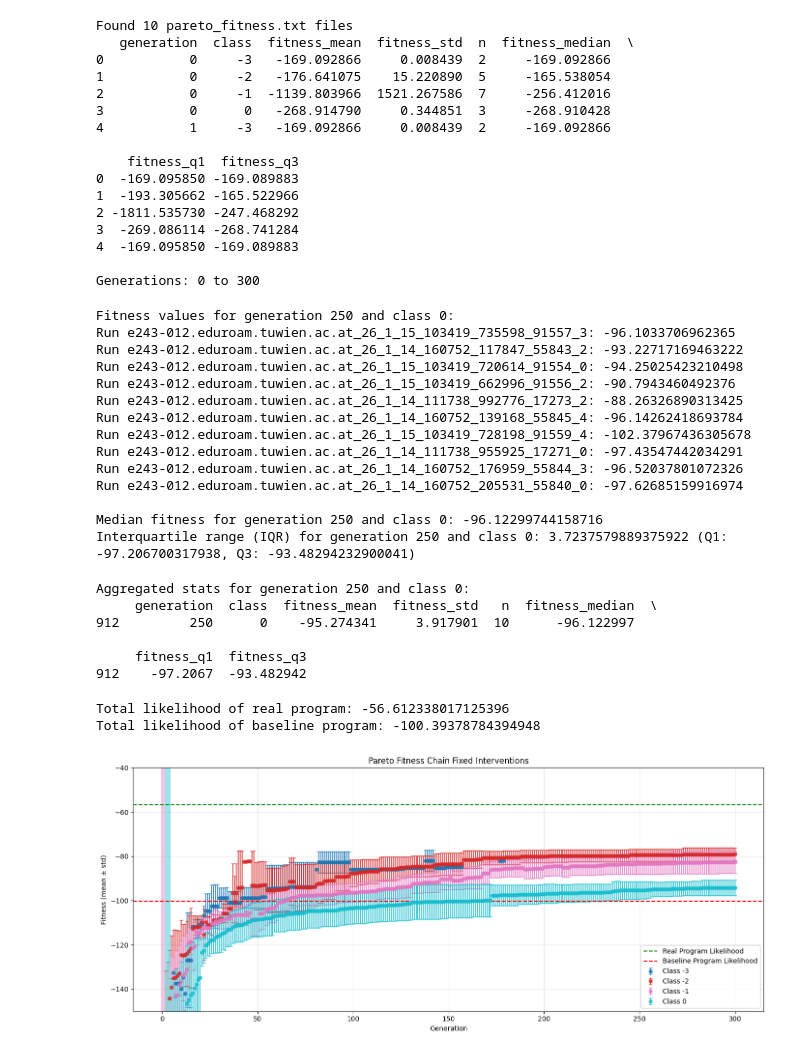
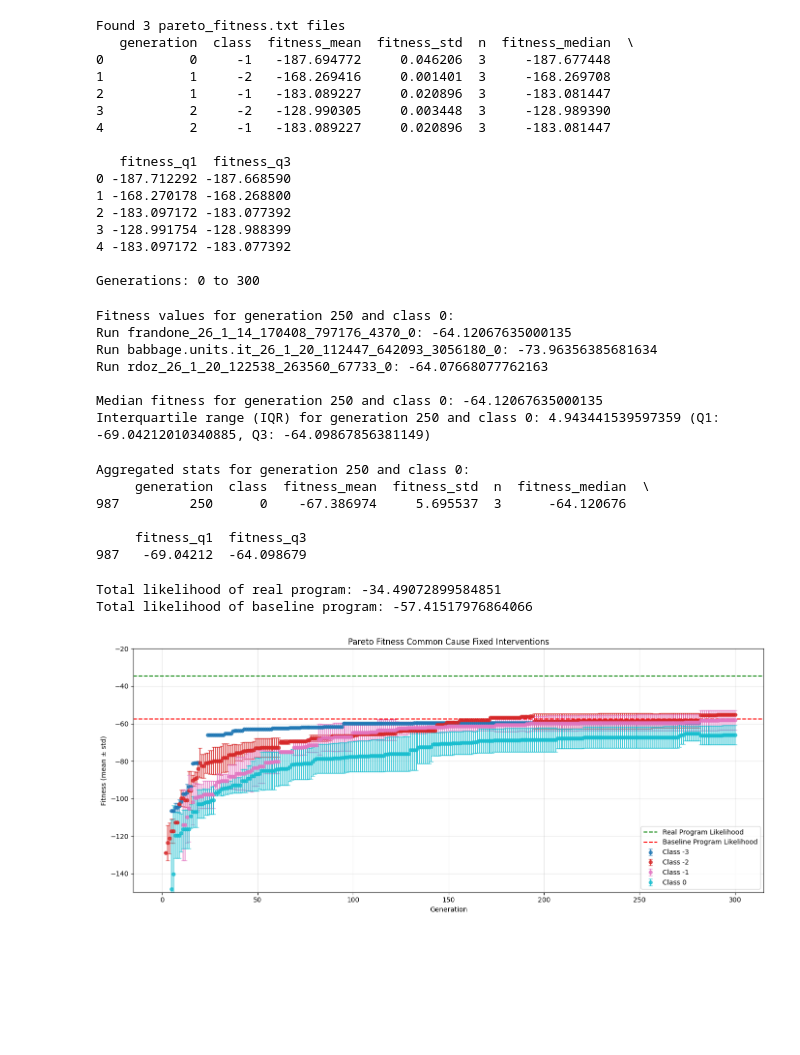
Before and after one commit to r-doz/Causal_Models_Synthesis, a Jupyter notebook: src/causal_plots.ipynb, the cells around one changed output. Cells and saved outputs as stored; diff of their text form; code cells hidden in the pictures; blank space fills up the shorter version.

Commit message:
common_cause results

```diff
--- a/src/causal_plots.ipynb
+++ b/src/causal_plots.ipynb
@@ -12,8 +12,8 @@ import fitness.soga_fitness_SCM as soga_fitness_SCM
 import fitness.interventions as interventions
 # %%
 # Read all pareto_fitness.txt files under results/causal_skills_tests and build aggregated stats
-ex_name = 'chain_fixed_interventions'
-program = 'chain'
+ex_name = 'common_cause_fixed_interventions'
+program = 'common_cause'
 base_dir = path.join('..', 'results', ex_name)
 pattern = path.join(base_dir, '**', 'pareto_fitness.txt')
 files = glob(pattern, recursive=True)
@@ -56,20 +56,20 @@ print(f"\nGenerations: {pareto_stats['generation'].min() if not pareto_stats.emp
 output_fp = path.join('..', 'results', 'synthesis', f'{ex_name}_pareto_stats.csv')
 pareto_stats.to_csv(output_fp, index=False)
 # %% [output]
-Found 10 pareto_fitness.txt files
+Found 3 pareto_fitness.txt files
    generation  class  fitness_mean  fitness_std  n  fitness_median  \
-0           0     -3   -169.092866     0.008439  2     -169.092866
-1           0     -2   -176.641075    15.220890  5     -165.538054
-2           0     -1  -1139.803966  1521.267586  7     -256.412016
-3           0      0   -268.914790     0.344851  3     -268.910428
-4           1     -3   -169.092866     0.008439  2     -169.092866
+0           0     -1   -187.694772     0.046206  3     -187.677448
+1           1     -2   -168.269416     0.001401  3     -168.269708
+2           1     -1   -183.089227     0.020896  3     -183.081447
+3           2     -2   -128.990305     0.003448  3     -128.989390
+4           2     -1   -183.089227     0.020896  3     -183.081447
 
-    fitness_q1  fitness_q3
-0  -169.095850 -169.089883
-1  -193.305662 -165.522966
-2 -1811.535730 -247.468292
-3  -269.086114 -268.741284
-4  -169.095850 -169.089883
+   fitness_q1  fitness_q3
+0 -187.712292 -187.668590
+1 -168.270178 -168.268800
+2 -183.097172 -183.077392
+3 -128.991754 -128.988399
+4 -183.097172 -183.077392
 
 Generations: 0 to 300
 # %%
@@ -103,19 +103,12 @@ if fitness_values:
     print(f"Interquartile range (IQR) for generation {gen} and class {cls}: {iqr} (Q1: {q1}, Q3: {q3})")
 # %% [output]
 Fitness values for generation 250 and class 0:
-Run e243-012.eduroam.tuwien.ac.at_26_1_15_103419_735598_91557_3: -96.1033706962365
-Run e243-012.eduroam.tuwien.ac.at_26_1_14_160752_117847_55843_2: -93.22717169463222
-Run e243-012.eduroam.tuwien.ac.at_26_1_15_103419_720614_91554_0: -94.25025423210498
-Run e243-012.eduroam.tuwien.ac.at_26_1_15_103419_662996_91556_2: -90.7943460492376
-Run e243-012.eduroam.tuwien.ac.at_26_1_14_111738_992776_17273_2: -88.26326890313425
-Run e243-012.eduroam.tuwien.ac.at_26_1_14_160752_139168_55845_4: -96.14262418693784
-Run e243-012.eduroam.tuwien.ac.at_26_1_15_103419_728198_91559_4: -102.37967436305678
-Run e243-012.eduroam.tuwien.ac.at_26_1_14_111738_955925_17271_0: -97.43547442034291
-Run e243-012.eduroam.tuwien.ac.at_26_1_14_160752_176959_55844_3: -96.52037801072326
-Run e243-012.eduroam.tuwien.ac.at_26_1_14_160752_205531_55840_0: -97.62685159916974
+Run frandone_26_1_14_170408_797176_4370_0: -64.12067635000135
+Run babbage.units.it_26_1_20_112447_642093_3056180_0: -73.96356385681634
+Run rdoz_26_1_20_122538_263560_67733_0: -64.07668077762163
 
-Median fitness for generation 250 and class 0: -96.12299744158716
-Interquartile range (IQR) for generation 250 and class 0: 3.7237579889375922 (Q1: -97.206700317938, Q3: -93.48294232900041)
+Median fitness for generation 250 and class 0: -64.12067635000135
+Interquartile range (IQR) for generation 250 and class 0: 4.943441539597359 (Q1: -69.04212010340885, Q3: -64.09867856381149)
 # %%
 # print row of pareto_stats for generation 250 and class 0
 gen = 250
@@ -125,11 +118,11 @@ print(f"\nAggregated stats for generation {gen} and class {cls}:")
 print(gen_cls_stats)
 # %% [output]
 Aggregated stats for generation 250 and class 0:
-     generation  class  fitness_mean  fitness_std   n  fitness_median  \
-912         250      0    -95.274341     3.917901  10      -96.122997
+     generation  class  fitness_mean  fitness_std  n  fitness_median  \
+987         250      0    -67.386974     5.695537  3      -64.120676
 
      fitness_q1  fitness_q3
-912    -97.2067  -93.482942
+987   -69.04212  -64.098679
 # %%
 vars, scm = dgp.get_vars(program)
 real_program = dgp.get_real_program(program)
@@ -153,8 +146,8 @@ for var, value in interventions_list:
 print(f'Total likelihood of real program: {likelihood}')
 print(f'Total likelihood of baseline program: {likelihood_base}')
 # %% [output]
-Total likelihood of real program: -56.612338017125396
-Total likelihood of baseline program: -100.39378784394948
+Total likelihood of real program: -34.49072899584851
+Total likelihood of baseline program: -57.41517976864066
 # %%
 # Plot fitness (mean ± std) vs generation with colors corresponding to class
 if pareto_stats.empty:
@@ -166,35 +159,35 @@ else:
     colors = plt.cm.tab10(np.linspace(0, 1, len(classes)))
     color_map = {cls: colors[i] for i, cls in enumerate(classes)}
 
     for cls in classes:
         cls_df = pareto_stats[pareto_stats['class'] == cls]
         ax.errorbar(
             cls_df['generation'],
             cls_df['fitness_mean'],
             yerr=cls_df['fitness_std'],
             fmt='o',
             label=f'Class {cls}',
             alpha=0.8,
             markersize=5,
             color=color_map[cls],
             capsize=3,
             linestyle='None',
         )
 
     ax.set_xlabel('Generation')
     ax.set_ylabel('Fitness (mean ± std)')
     ax.set_title(f'Pareto Fitness {ex_name.replace("_", " ").title()}')
     ax.legend(title='Class')
     ax.grid(True, alpha=0.3)
-    ax.set_ylim([-150, -40])
+    ax.set_ylim([-150, -20])
     #add horizontal line for likelihood of real program
     ax.axhline(y=likelihood, color='g', linestyle='--', label='Real Program Likelihood')
     ax.axhline(y=likelihood_base, color='r', linestyle='--', label='Baseline Program Likelihood')
     ax.legend()
     plt.tight_layout()
     plt.show()
 # %% [output]
-[figure, old version]
+[figure, new version]
 # %%
 # Plot fitness (mean ± std) vs generation with colors corresponding to class
 if pareto_stats.empty:
```
Also changed, not shown: parts of 4 cells of this notebook, 59 other files.
